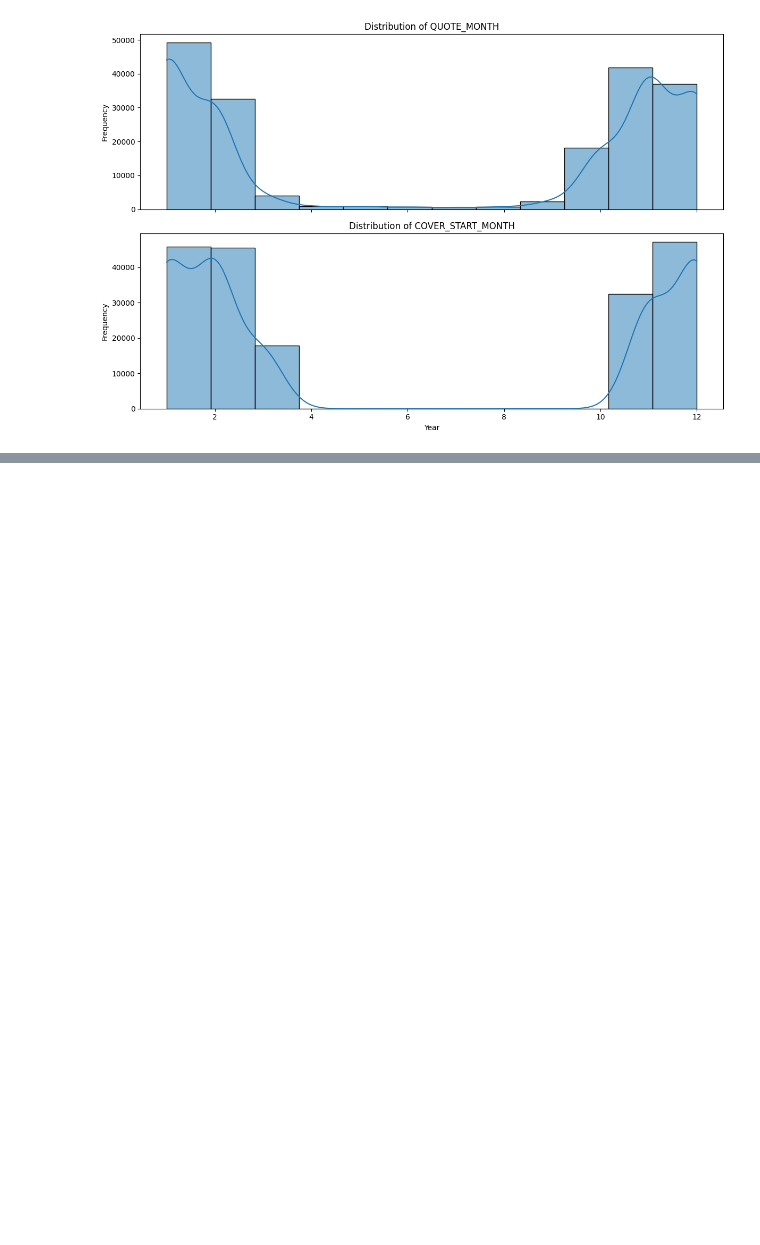
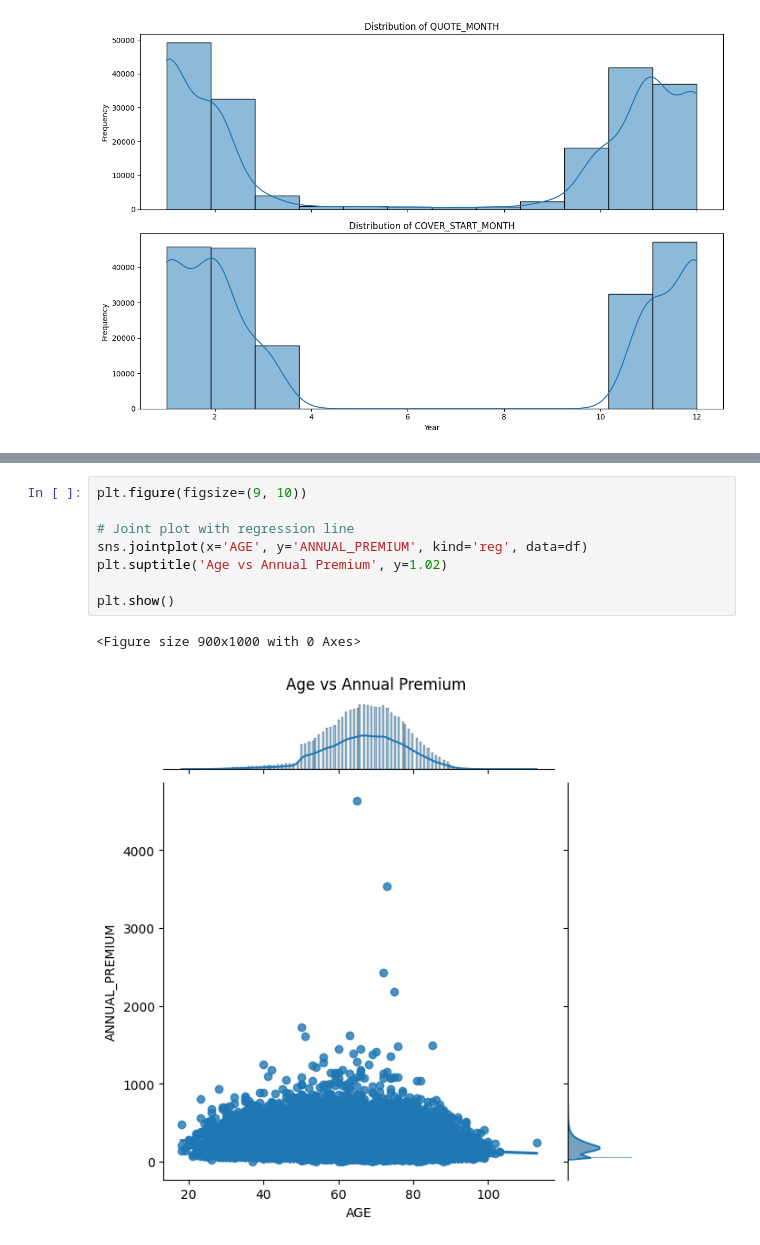
Before and after one commit to tajveer-31/Insurance_model, a Jupyter notebook: Property_insurance_premium.ipynb, the cells around one changed output, grey strips where cells are left out. Saved outputs shown, nothing was run; the diff lists cells and outputs as text; blank space fills up the shorter version.

```diff
--- a/Property_insurance_premium.ipynb
+++ b/Property_insurance_premium.ipynb
@@ -536,0 +552,11 @@ plt.show()
+# %%
+plt.figure(figsize=(9, 10))
+
+# Joint plot with regression line
+sns.jointplot(x='AGE', y='ANNUAL_PREMIUM', kind='reg', data=df)
+plt.suptitle('Age vs Annual Premium', y=1.02)
+
+plt.show()
+# %% [output]
+<Figure size 900x1000 with 0 Axes>
+[figure, added]
```
Also changed, not shown: parts of 6 cells of this notebook.
